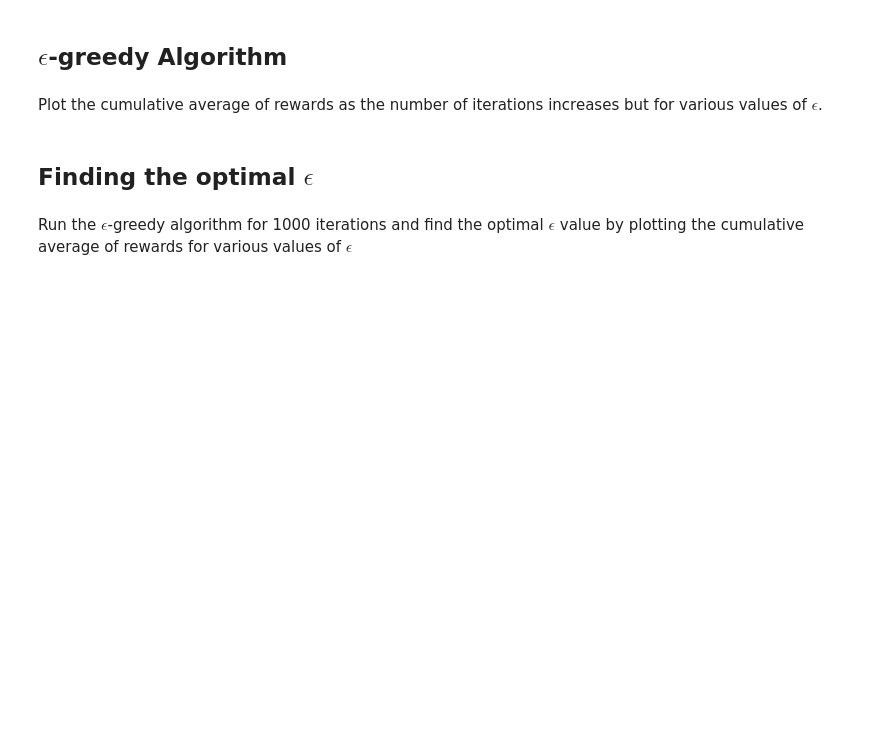
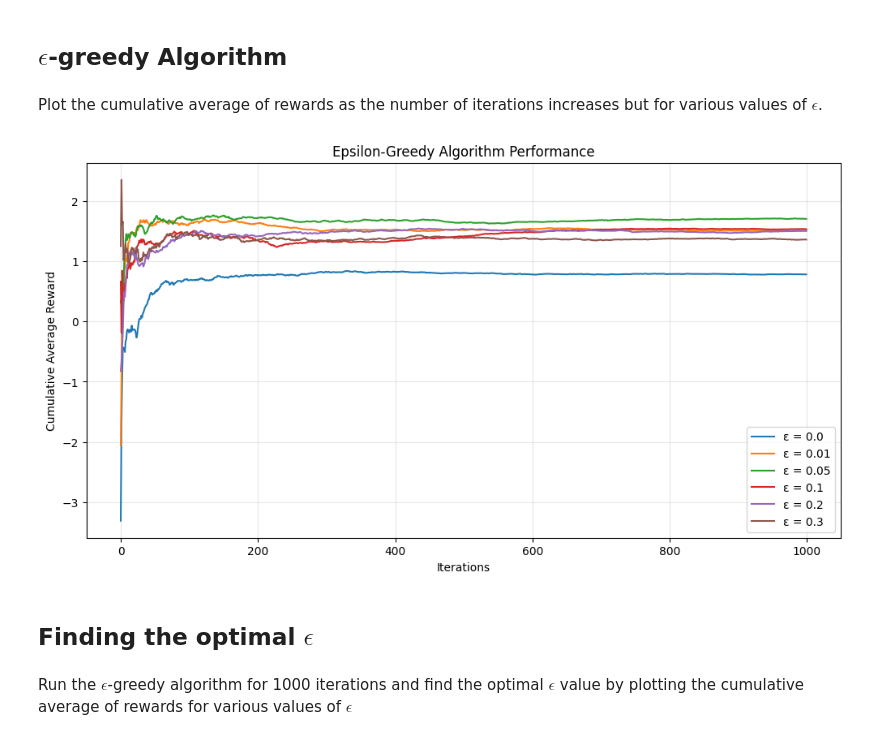
Before and after one commit to anas4231/WIDS-2025-Intro-to-Reinforcement-Learning, a Jupyter notebook: Week 1/work_on_bandits.ipynb, the cells around one changed output. Saved outputs shown, nothing was run; the diff lists cells and outputs as text; code cells hidden in the pictures; blank space fills up the shorter version.

```diff
--- a/Week 1/work_on_bandits.ipynb
+++ b/Week 1/work_on_bandits.ipynb
@@ -64,5 +63,47 @@ def run_epsilon_greedy(epsilon):
+# %%
+def run_epsilon_greedy(epsilon, num_iterations=1000):
+
+    num_bandits = len(bandits)
+    counts = np.zeros(num_bandits)
+    values = np.zeros(num_bandits)
+    rewards = []
+
+    for i in range(num_iterations):
+        # Exploration vs Exploitation
+        if random.random() < epsilon:
+            # Explore: choose random bandit
+            bandit_idx = random.randint(0, num_bandits - 1)
+        else:
+            # Exploit: choose best known bandit
+            bandit_idx = np.argmax(values)
+
+        # Pull lever and get reward
+        reward = bandits[bandit_idx].pullLever()
+        rewards.append(reward)
+
+        # Update estimates
+        counts[bandit_idx] += 1
+        values[bandit_idx] += (reward - values[bandit_idx]) / counts[bandit_idx]
+
+    return rewards
 # %% [markdown]
 Plot the cumulative average of rewards as the number of iterations increases but for various values of $\epsilon$.
+# %%
+plt.figure(figsize=(12, 6))
+epsilon_values = [0.0, 0.01, 0.05, 0.1, 0.2, 0.3]
+for eps in epsilon_values:
+    rewards = run_epsilon_greedy(eps, 1000)
+    cumulative_avg = np.cumsum(rewards) / (np.arange(len(rewards)) + 1)
+    plt.plot(cumulative_avg, label=f'ε = {eps}')
+
+plt.xlabel('Iterations')
+plt.ylabel('Cumulative Average Reward')
+plt.title('Epsilon-Greedy Algorithm Performance')
+plt.legend()
+plt.grid(True, alpha=0.3)
+plt.show()
+# %% [output]
+[figure, added]
 # %% [markdown]
 ## Finding the optimal $\epsilon$
 # %% [markdown]
```
Also changed, not shown: parts of 14 cells of this notebook.
